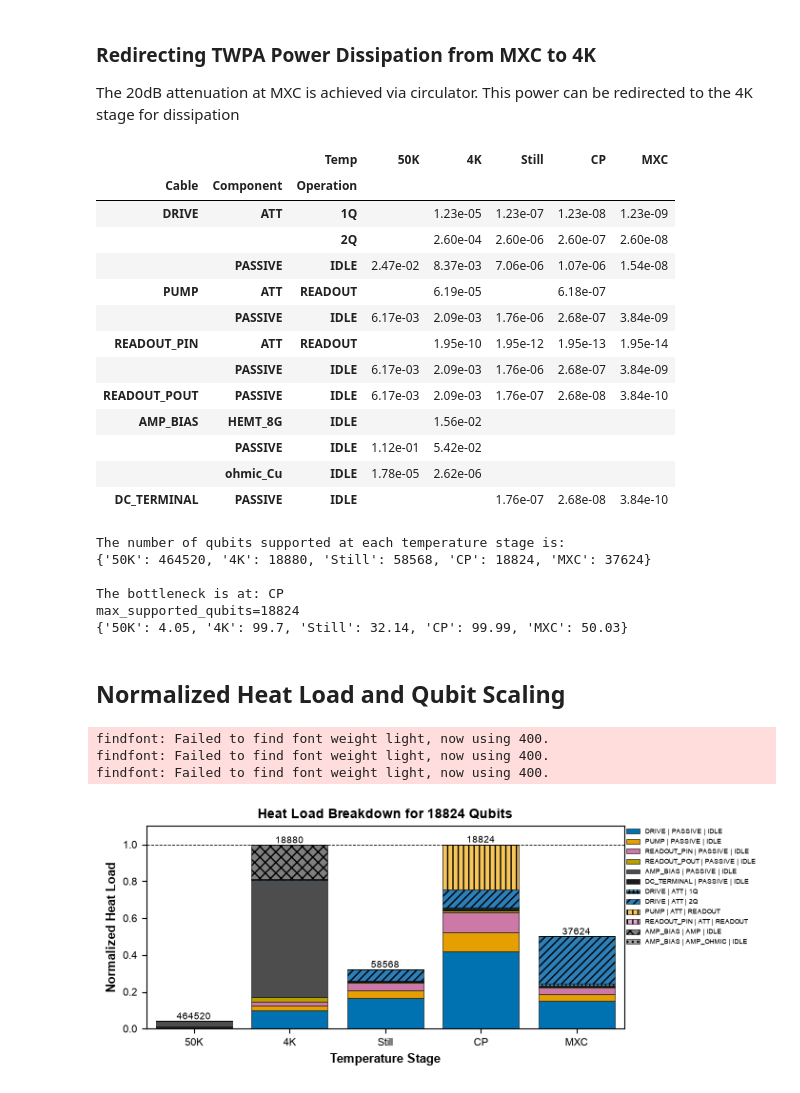
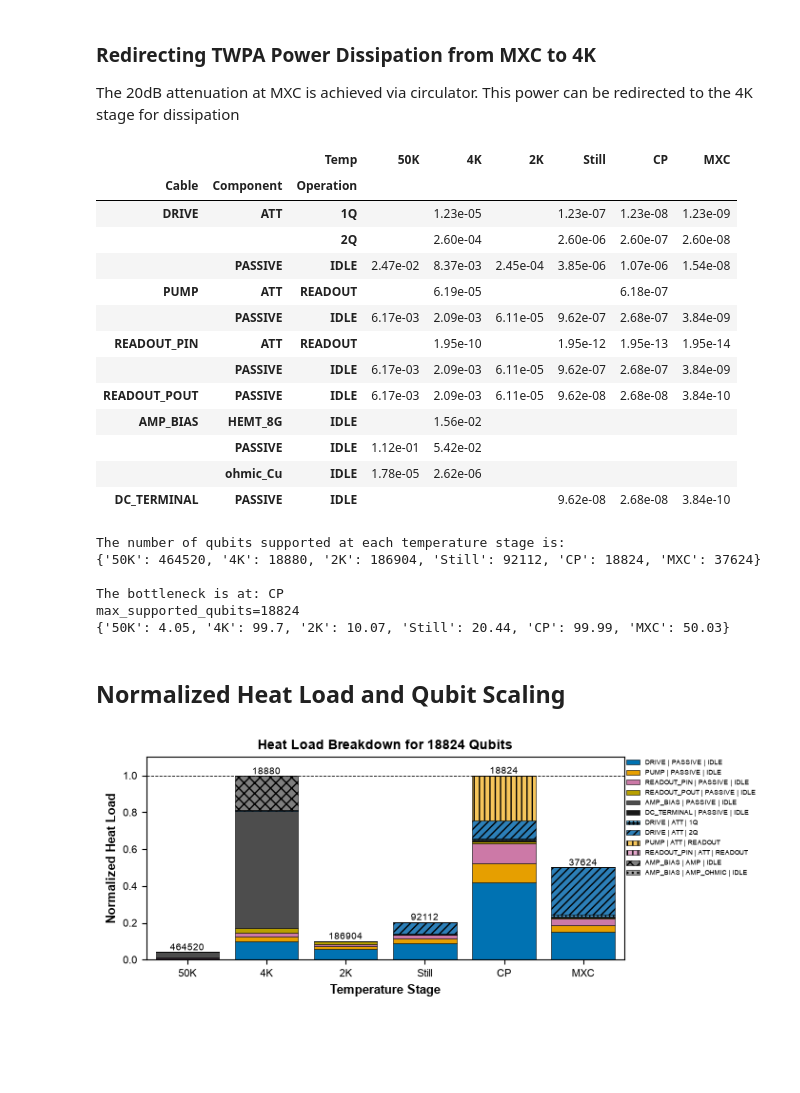
Before and after one commit to shaswot/SCQ_heatmodel, a Jupyter notebook: notebooks/experiments/directions/colossus/ff-fc-delft-hemt_cu-colossus_cp/ff-fc-delft-hemt_cu-colossus_cp.ipynb, the cells around one changed output. Cells and saved outputs as stored; diff of their text form; code cells hidden in the pictures; blank space fills up the shorter version.

Commit message:
added 2K stage to colossus + tf-tc notebook. Created v2 version of cables and functions specifically for colossus

```diff
--- a/notebooks/experiments/directions/colossus/ff-fc-delft-hemt_cu-colossus_cp/ff-fc-delft-hemt_cu-colossus_cp.ipynb
+++ b/notebooks/experiments/directions/colossus/ff-fc-delft-hemt_cu-colossus_cp/ff-fc-delft-hemt_cu-colossus_cp.ipynb
@@ -96,7 +96,8 @@ check_activation_matrix(ACTIVATION_MATRIX, OPERATIONS);
 # %% [markdown]
 # Get dilution refrigerator parameters
 # %%
-from library.fridges import TEMP_STAGES, FRIDGE_LIBRARY
+from library.fridges import TEMP_STAGES_COLOSSUS, FRIDGE_LIBRARY
+TEMP_STAGES = TEMP_STAGES_COLOSSUS
 fridge = FRIDGE_LIBRARY[FRIDGE_NAME]
 cooling_power_budget = fridge["cooling_power"]
 operating_temp = fridge["temp"]
@@ -166,7 +171,7 @@ for cable_type in CABLE_TYPES:
 # %% [markdown]
 ## AHL from Attenuator Dissipation
 # %%
-from library.cables import cable_attenuator_dissipation
+from library.cables import cable_attenuator_dissipationv2
 
 ATT_DISSIPATION = defaultdict(lambda: defaultdict(dict))
 for cable_type in CABLE_TYPES:
@@ -177,7 +182,7 @@ for cable_type in CABLE_TYPES:
     # Power dissipation in is dBm and assumes 100% duty cycle
     # This is NOT the final power dissipation by the attenuators
     for operation in OPERATIONS:
-        ATT_DISSIPATION[cable_type][operation] = cable_attenuator_dissipation(cable_attenuator_config, MXC_POWER[cable_type][operation])
+        ATT_DISSIPATION[cable_type][operation] = cable_attenuator_dissipationv2(cable_attenuator_config, MXC_POWER[cable_type][operation])
 # %% [markdown]
 # Total Heat Load (THL)
 # %%
@@ -264,7 +269,7 @@ table = df.pivot_table(
 THL_DF = table.fillna(0)
 
 
-desired_cols = ["50K","4K", "Still", "CP", "MXC"]
+desired_cols = ["50K","4K", "2K", "Still", "CP", "MXC"]
 THL_DF = THL_DF.reindex(columns=desired_cols)
 
 
@@ -282,32 +287,32 @@ THL_DF = THL_DF[mask]
 
 THL_DF.style.format(df_float_formatter)
 # %% [output]
-|  |  | Temp | 50K | 4K | Still | CP | MXC |
-| Cable | Component | Operation |  |  |  |  |  |
-| DRIVE | ATT | 1Q |  | 1.23e-05 | 1.23e-07 | 1.23e-08 | 1.23e-09 |
-|  |  | 2Q |  | 2.60e-04 | 2.60e-06 | 2.60e-07 | 2.60e-08 |
-|  | PASSIVE | IDLE | 2.47e-02 | 8.37e-03 | 7.06e-06 | 1.07e-06 | 1.54e-08 |
-| PUMP | ATT | READOUT |  | 6.19e-05 |  | 6.18e-07 |  |
-|  | PASSIVE | IDLE | 6.17e-03 | 2.09e-03 | 1.76e-06 | 2.68e-07 | 3.84e-09 |
-| READOUT_PIN | ATT | READOUT |  | 1.95e-10 | 1.95e-12 | 1.95e-13 | 1.95e-14 |
-|  | PASSIVE | IDLE | 6.17e-03 | 2.09e-03 | 1.76e-06 | 2.68e-07 | 3.84e-09 |
-| READOUT_POUT | PASSIVE | IDLE | 6.17e-03 | 2.09e-03 | 1.76e-07 | 2.68e-08 | 3.84e-10 |
-| AMP_BIAS | HEMT_8G | IDLE |  | 1.56e-02 |  |  |  |
-|  | PASSIVE | IDLE | 1.12e-01 | 5.42e-02 |  |  |  |
-|  | ohmic_Cu | IDLE | 1.78e-05 | 2.62e-06 |  |  |  |
-| DC_TERMINAL | PASSIVE | IDLE |  |  | 1.76e-07 | 2.68e-08 | 3.84e-10 |
+|  |  | Temp | 50K | 4K | 2K | Still | CP | MXC |
+| Cable | Component | Operation |  |  |  |  |  |  |
+| DRIVE | ATT | 1Q |  | 1.23e-05 |  | 1.23e-07 | 1.23e-08 | 1.23e-09 |
+|  |  | 2Q |  | 2.60e-04 |  | 2.60e-06 | 2.60e-07 | 2.60e-08 |
+|  | PASSIVE | IDLE | 2.47e-02 | 8.37e-03 | 2.45e-04 | 3.85e-06 | 1.07e-06 | 1.54e-08 |
+| PUMP | ATT | READOUT |  | 6.19e-05 |  |  | 6.18e-07 |  |
+|  | PASSIVE | IDLE | 6.17e-03 | 2.09e-03 | 6.11e-05 | 9.62e-07 | 2.68e-07 | 3.84e-09 |
+| READOUT_PIN | ATT | READOUT |  | 1.95e-10 |  | 1.95e-12 | 1.95e-13 | 1.95e-14 |
+|  | PASSIVE | IDLE | 6.17e-03 | 2.09e-03 | 6.11e-05 | 9.62e-07 | 2.68e-07 | 3.84e-09 |
+| READOUT_POUT | PASSIVE | IDLE | 6.17e-03 | 2.09e-03 | 6.11e-05 | 9.62e-08 | 2.68e-08 | 3.84e-10 |
+| AMP_BIAS | HEMT_8G | IDLE |  | 1.56e-02 |  |  |  |  |
+|  | PASSIVE | IDLE | 1.12e-01 | 5.42e-02 |  |  |  |  |
+|  | ohmic_Cu | IDLE | 1.78e-05 | 2.62e-06 |  |  |  |  |
+| DC_TERMINAL | PASSIVE | IDLE |  |  |  | 9.62e-08 | 2.68e-08 | 3.84e-10 |
 # %%
 # Calculate how many qubits are supported at each temperature stage
-from library.utils import get_pq_dict
+from library.utils import get_pq_dictv2
 QUBIT_GROUP_SIZE = QUBIT_TYPES["DATA"] + QUBIT_TYPES["ANCILLA"]
-physical_qubits_dict = get_pq_dict(THL_DF, cooling_power_budget, QUBIT_GROUP_SIZE )
+physical_qubits_dict = get_pq_dictv2(THL_DF, cooling_power_budget, QUBIT_GROUP_SIZE )
 # %% [output]
 The number of qubits supported at each temperature stage is:
-{'50K': 464520, '4K': 18880, 'Still': 58568, 'CP': 18824, 'MXC': 37624}
+{'50K': 464520, '4K': 18880, '2K': 186904, 'Still': 92112, 'CP': 18824, 'MXC': 37624}
 
 The bottleneck is at: CP
 max_supported_qubits=18824
-{'50K': 4.05, '4K': 99.7, 'Still': 32.14, 'CP': 99.99, 'MXC': 50.03}
+{'50K': 4.05, '4K': 99.7, '2K': 10.07, 'Still': 20.44, 'CP': 99.99, 'MXC': 50.03}
 # %% [markdown]
 ## Normalized Heat Load and Qubit Scaling
 # %%
@@ -316,26 +321,23 @@ NO_OF_QUBIT_GROUPS = int(min(physical_qubits_dict.values())/QUBIT_GROUP_SIZE)
 # %%
 # --- Normalize the DataFrame ---
 # Since the temperature stages are columns, we divide each column by its normalization factor.
 NHL_DF = THL_DF.copy()
 for temp_stage in NHL_DF.columns:
     NHL_DF[temp_stage] = (NHL_DF[temp_stage] * NO_OF_QUBIT_GROUPS)/cooling_power_budget[temp_stage]
 
 # --- Prepare the DataFrame for plotting ---
 # We want the X-axis to be the temperature stages.
 # To do so, we transpose the DataFrame so that rows become the temperature stages.
 df_plot = NHL_DF.T  # now rows: temperature stages; columns: MultiIndex (Component, Subcomponent)
 
 # Prepare the title
 title = f"Heat Load Breakdown for {TOTAL_NO_OF_QUBITS} Qubits"
 
 # Plot the dataframe
-from library.utils import plot_heat_load
-plot_heat_load(df_plot, title, config_name, physical_qubits_dict, legend_bbox=(1.0, 1.0))
+from library.utils import plot_heat_loadv2
+plot_heat_loadv2(df_plot, title, config_name, physical_qubits_dict, legend_bbox=(1.0, 1.0))
 # %% [output]
-findfont: Failed to find font weight light, now using 400.
-findfont: Failed to find font weight light, now using 400.
-findfont: Failed to find font weight light, now using 400.
-[figure, old version]
+[figure, new version]
 | Cable | DRIVE | PUMP | READOUT_PIN | READOUT_POUT | AMP_BIAS | DC_TERMINAL | DRIVE |  | PUMP | ... |
 | Component | PASSIVE | PASSIVE | PASSIVE | PASSIVE | PASSIVE | PASSIVE | ATT |  | ATT | ... |
 | Operation | IDLE | IDLE | IDLE | IDLE | IDLE | IDLE | 1Q | 2Q | READOUT | ... |
```
Also changed, not shown: parts of 2 cells of this notebook, 17 other files.
